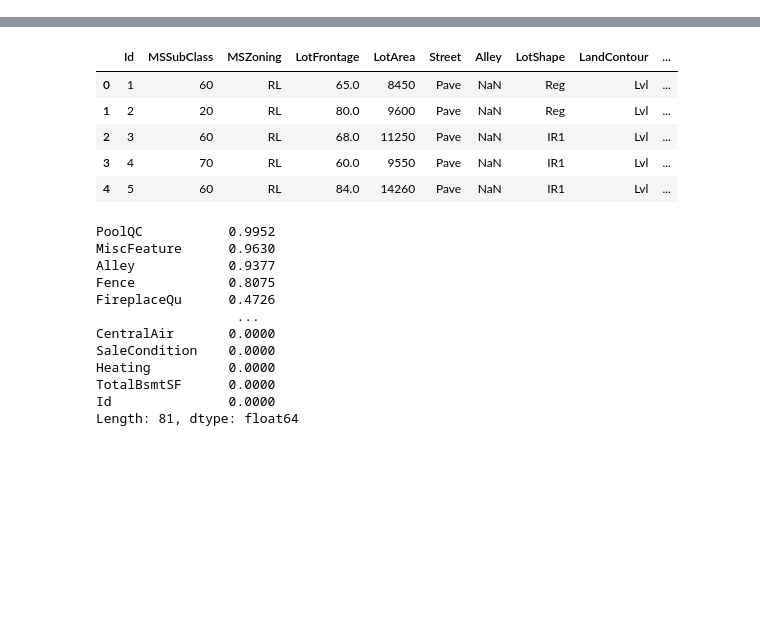
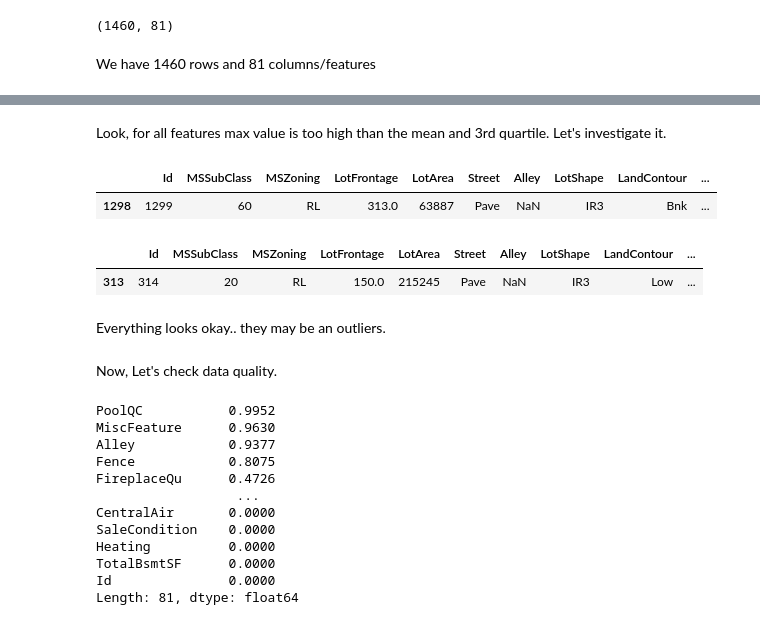
Before and after one commit to swapnilsethi/House-Price-Prediction-Kaggle-Competition, a Jupyter notebook: House_Price_Predication_EDA.ipynb, the cells around one changed output, grey strips where cells are left out. Saved outputs shown, nothing was run; the diff lists cells and outputs as text; code cells hidden in the pictures; blank space fills up the shorter version.

```diff
--- a/House_Price_Predication_EDA.ipynb
+++ b/House_Price_Predication_EDA.ipynb
@@ -16,3 +25,9 @@ data = pd.read_csv(URL)
+# %%
+data.shape
+# %% [output]
+(1460, 81)
+# %% [markdown]
+We have 1460 rows and 81 columns/features
 # %%
 data.describe()
 # %% [output]
@@ -25,13 +40,20 @@ data.describe()
 | 50% | 730.500000 | 50.000000 | 69.000000 | 9478.500000 | 6.000000 | 5.000000 | 1973.000000 | 1994.000000 | ... |
 | 75% | 1095.250000 | 70.000000 | 80.000000 | 11601.500000 | 7.000000 | 6.000000 | 2000.000000 | 2004.000000 | ... |
 | max | 1460.000000 | 190.000000 | 313.000000 | 215245.000000 | 10.000000 | 9.000000 | 2010.000000 | 2010.000000 | ... |
-# %%
-data.head()
-# %% [output]
-|  | Id | MSSubClass | MSZoning | LotFrontage | LotArea | Street | Alley | LotShape | LandContour | ... |
-| 0 | 1 | 60 | RL | 65.0 | 8450 | Pave | NaN | Reg | Lvl | ... |
-| 1 | 2 | 20 | RL | 80.0 | 9600 | Pave | NaN | Reg | Lvl | ... |
-| 2 | 3 | 60 | RL | 68.0 | 11250 | Pave | NaN | IR1 | Lvl | ... |
-| 3 | 4 | 70 | RL | 60.0 | 9550 | Pave | NaN | IR1 | Lvl | ... |
-| 4 | 5 | 60 | RL | 84.0 | 14260 | Pave | NaN | IR1 | Lvl | ... |
+# %% [markdown]
+Look, for all features max value is too high than the mean and 3rd quartile. Let's investigate it.
+# %%
+data[data.BsmtFinSF1 == data.BsmtFinSF1.max()]
+# %% [output]
+|  | Id | MSSubClass | MSZoning | LotFrontage | LotArea | Street | Alley | LotShape | LandContour | ... |
+| 1298 | 1299 | 60 | RL | 313.0 | 63887 | Pave | NaN | IR3 | Bnk | ... |
+# %%
+data[data.LotArea == data.LotArea.max()]
+# %% [output]
+|  | Id | MSSubClass | MSZoning | LotFrontage | LotArea | Street | Alley | LotShape | LandContour | ... |
+| 313 | 314 | 20 | RL | 150.0 | 215245 | Pave | NaN | IR3 | Low | ... |
+# %% [markdown]
+Everything looks okay.. they may be an outliers.
+# %% [markdown]
+Now, Let's check data quality.
 # %%
```
Also changed, not shown: parts of 32 cells of this notebook.
